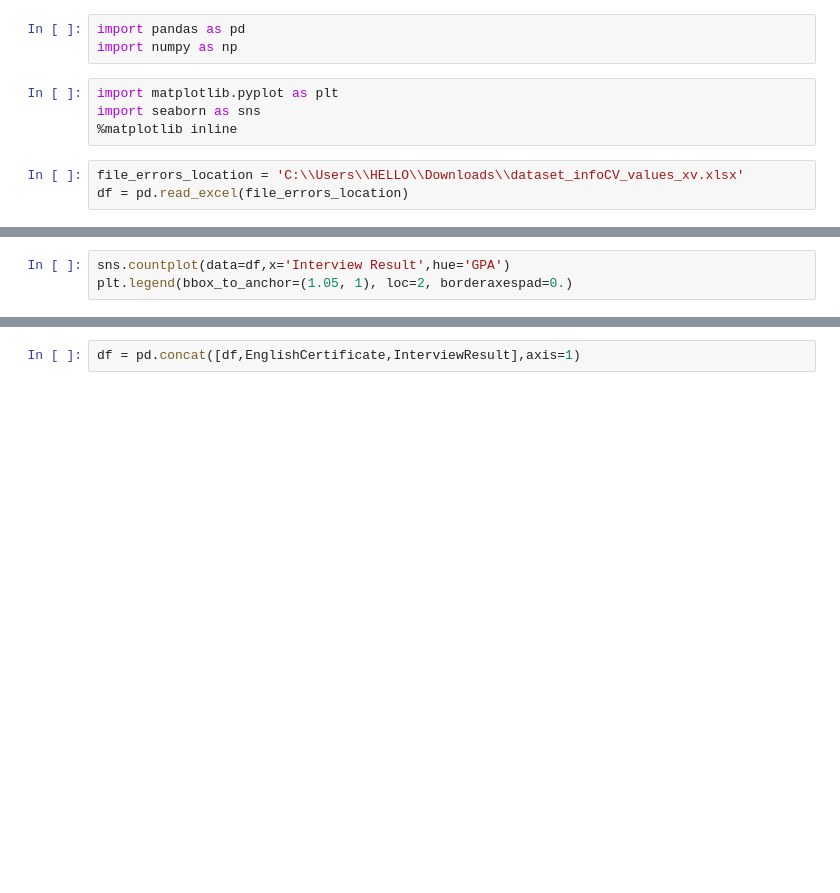
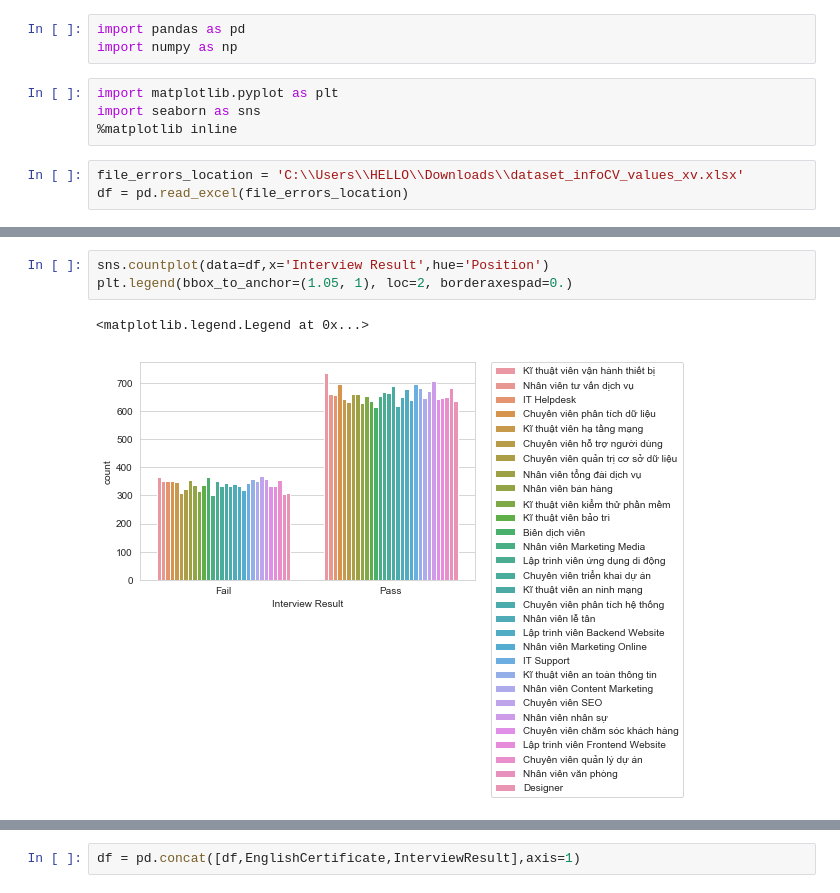
Before and after one commit to minh01647941344/LogisticRegressionProjectDemo, a Jupyter notebook: Logistic Regression Model/CodeCreateMachineLearningModel.ipynb, the cells around one changed output, grey strips where cells are left out. Saved outputs shown, nothing was run; the diff lists cells and outputs as text; blank space fills up the shorter version.

```diff
--- a/Logistic Regression Model/CodeCreateMachineLearningModel.ipynb
+++ b/Logistic Regression Model/CodeCreateMachineLearningModel.ipynb
@@ -14,4 +24,7 @@ df.head(2)
 # %%
-sns.countplot(data=df,x='Interview Result',hue='GPA')
+sns.countplot(data=df,x='Interview Result',hue='Position')
 plt.legend(bbox_to_anchor=(1.05, 1), loc=2, borderaxespad=0.)
+# %% [output]
+<matplotlib.legend.Legend at 0x...>
+[figure, added]
 # %%
```
Also changed, not shown: parts of 17 cells of this notebook, 6 other files.
